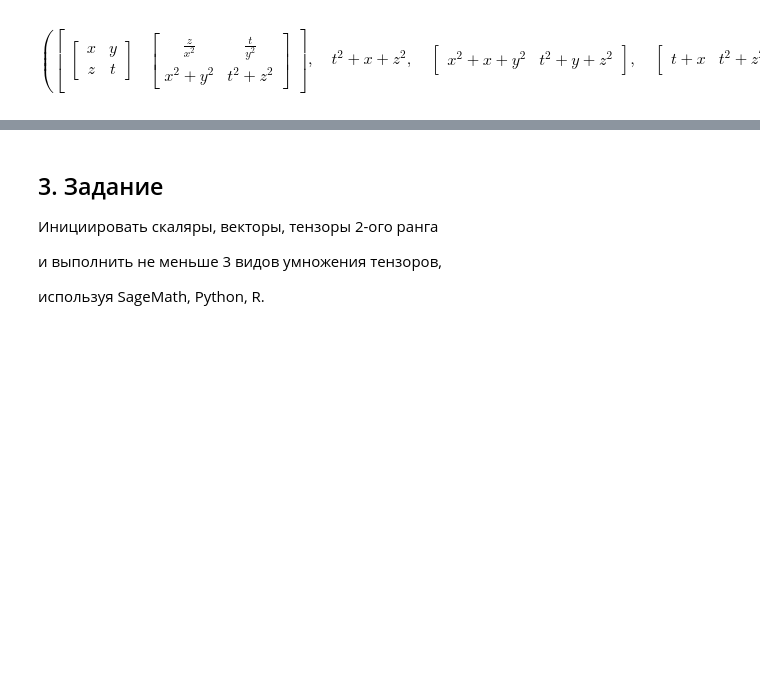
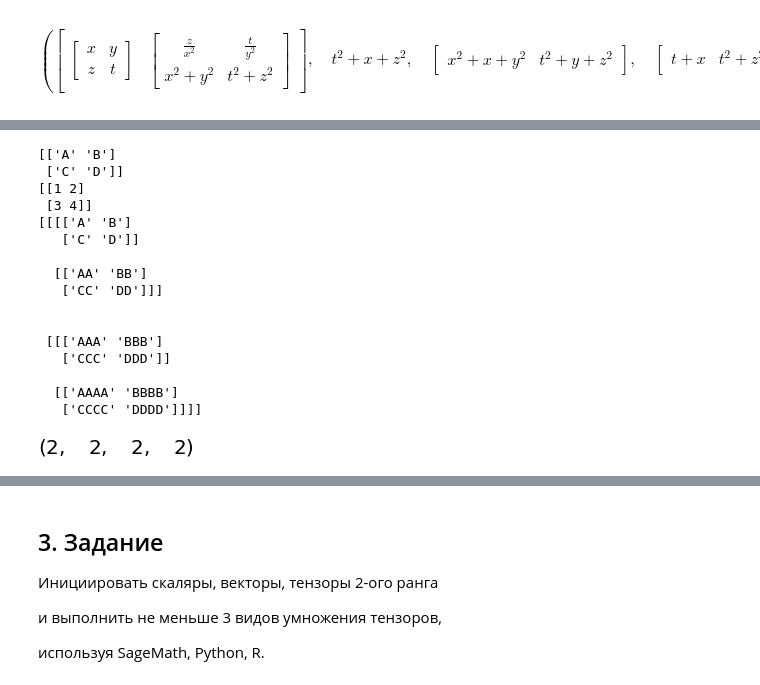
Before and after one commit to OlgaBelitskaya/linear_algebra_practice, a Jupyter notebook: work1_14.ipynb, the cells around one changed output, grey strips where cells are left out. Cells and saved outputs as stored; diff of their text form; code cells hidden in the pictures; blank space fills up the shorter version.

```diff
--- a/work1_14.ipynb
+++ b/work1_14.ipynb
@@ -385,0 +408,24 @@ $$\left ( \left[\begin{matrix}\left[\begin{matrix}x & y\\z & t\end{matrix}\right
+# %%
+G = numpy.array(['A','B','C','D'], dtype=object).reshape(2,2)
+H = numpy.array([1,2,3,4]).reshape(2,2)
+GH = numpy.tensordot(H, G, 0)
+print(G); print(H); print(GH)
+GH.shape
+# %% [output]
+[['A' 'B']
+ ['C' 'D']]
+[[1 2]
+ [3 4]]
+[[[['A' 'B']
+   ['C' 'D']]
+
+  [['AA' 'BB']
+   ['CC' 'DD']]]
+
+
+ [[['AAA' 'BBB']
+   ['CCC' 'DDD']]
+
+  [['AAAA' 'BBBB']
+   ['CCCC' 'DDDD']]]]
+[figure, added]
```
Also changed, not shown: parts of 4 cells of this notebook.
